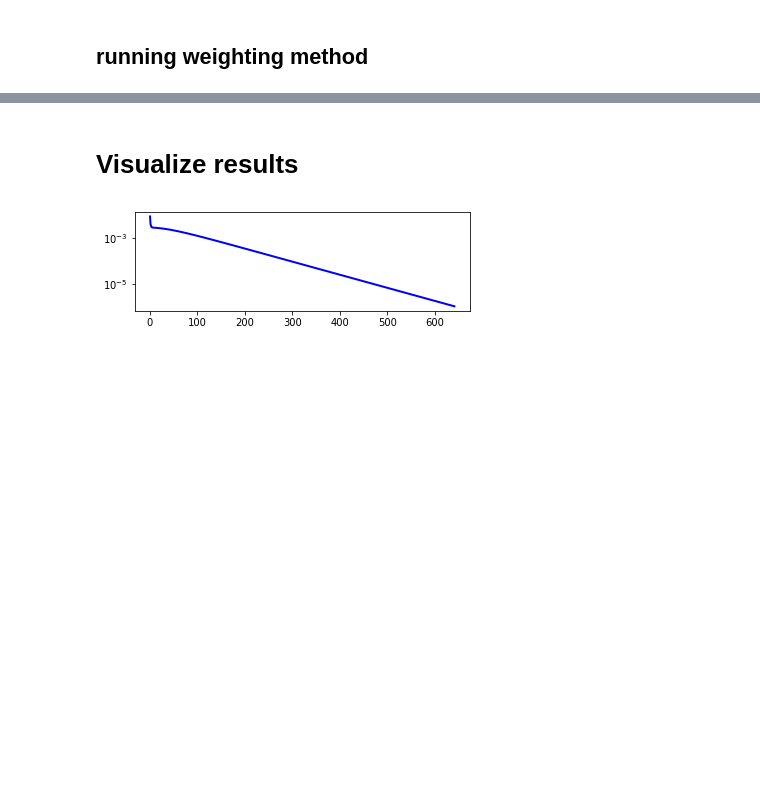
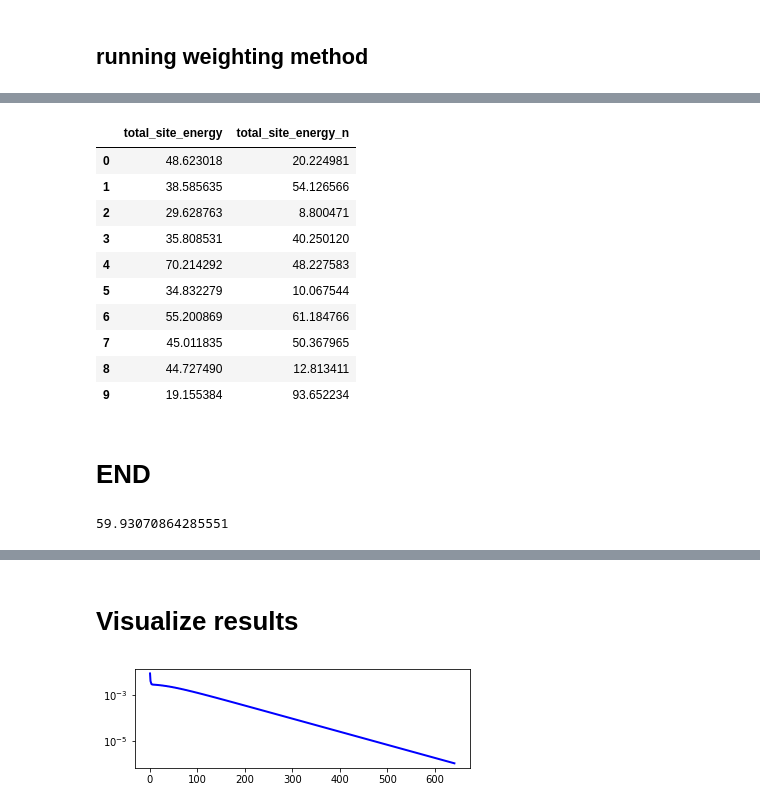
Before and after one commit to rawadelkontar/importance-sampling, a Jupyter notebook: Importance_Sampling.ipynb, the cells around one changed output, grey strips where cells are left out. Cells and saved outputs as stored; diff of their text form; code cells hidden in the pictures; blank space fills up the shorter version.

```diff
--- a/Importance_Sampling.ipynb
+++ b/Importance_Sampling.ipynb
@@ -394,3 +417,25 @@ df.head()
+# %%
+# resulting change in outputs
+df_output = df[['total_site_energy','total_site_energy_n']]
+df_output.head(10)
+# %% [output]
+|  | total_site_energy | total_site_energy_n |
+| 0 | 48.623018 | 20.224981 |
+| 1 | 38.585635 | 54.126566 |
+| 2 | 29.628763 | 8.800471 |
+| 3 | 35.808531 | 40.250120 |
+| 4 | 70.214292 | 48.227583 |
+| 5 | 34.832279 | 10.067544 |
+| 6 | 55.200869 | 61.184766 |
+| 7 | 45.011835 | 50.367965 |
+| 8 | 44.727490 | 12.813411 |
+| 9 | 19.155384 | 93.652234 |
+# %% [markdown]
+# END
+# %%
+np.abs(df_output.total_site_energy - df_output.total_site_energy_n).mean()
+# %% [output]
+59.93070864285551
 # %%
 print(df['nm_bedrooms_dist'].head(5))
 print(df['nm_bedrooms_target'].head(5))
```
Also changed, not shown: parts of 7 cells of this notebook.
